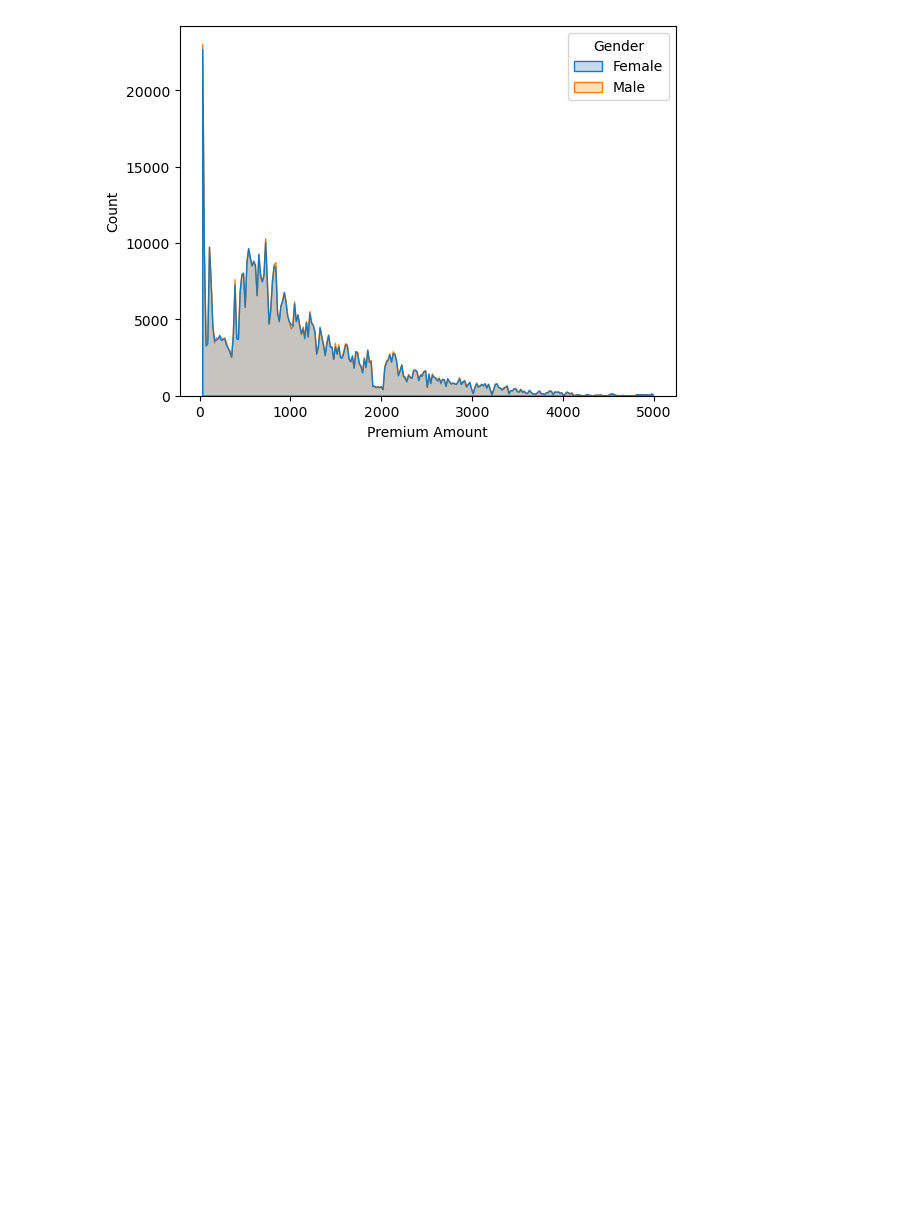
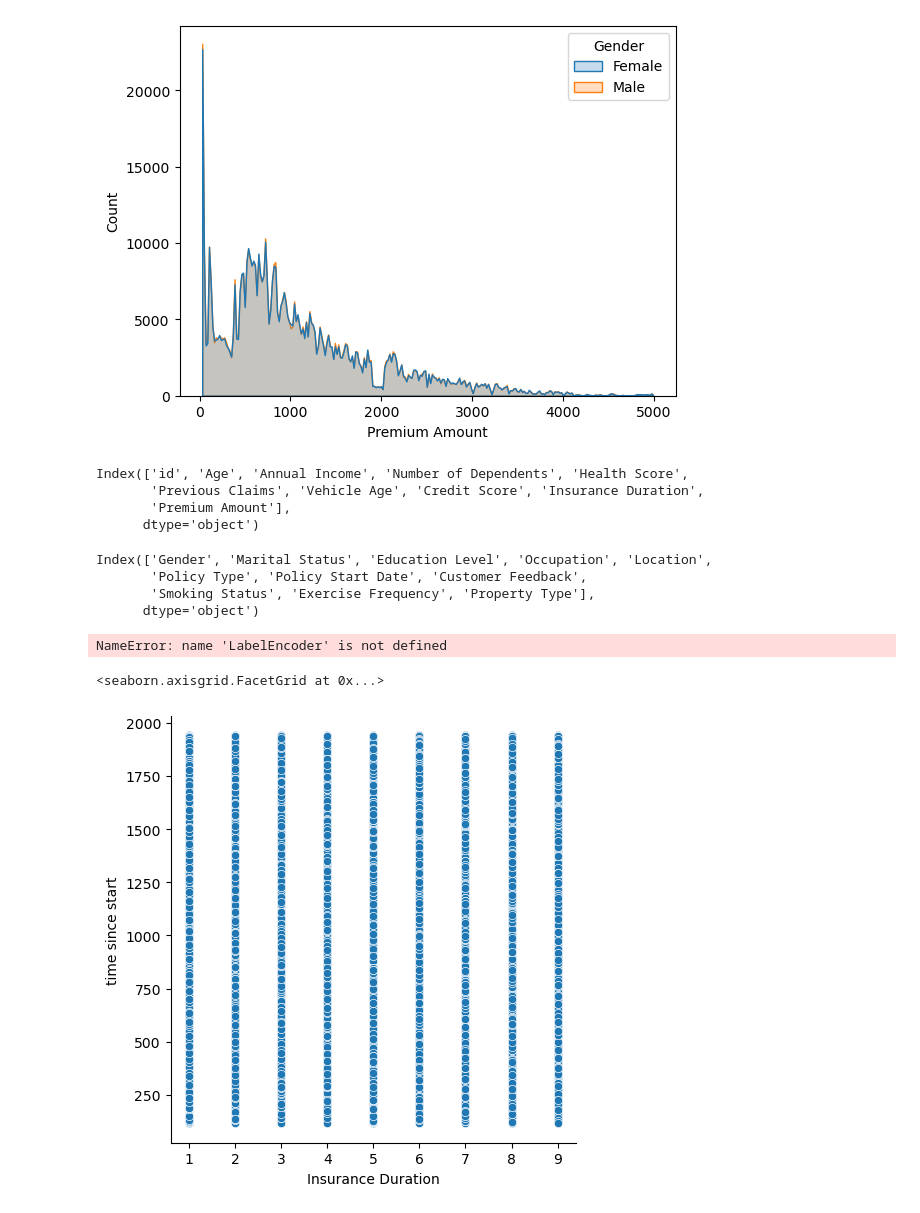
Before and after one commit to richardjana/kaggle, a Jupyter notebook: Playground_Series_4_12--Regression_with_an_Insurance_Dataset/explore_dataset.ipynb, the cells around one changed output. Cells and saved outputs as stored; diff of their text form; code cells hidden in the pictures; blank space fills up the shorter version.

```diff
--- a/Playground_Series_4_12--Regression_with_an_Insurance_Dataset/explore_dataset.ipynb
+++ b/Playground_Series_4_12--Regression_with_an_Insurance_Dataset/explore_dataset.ipynb
@@ -73,3 +73,37 @@ sns.histplot(data=data, x="Premium Amount", hue="Gender", element="poly")
 # %% [output]
 <AxesSubplot:xlabel='Premium Amount', ylabel='Count'>
 [figure]
+# %%
+data.select_dtypes('number').columns
+# %% [output]
+Index(['id', 'Age', 'Annual Income', 'Number of Dependents', 'Health Score',
+       'Previous Claims', 'Vehicle Age', 'Credit Score', 'Insurance Duration',
+       'Premium Amount'],
+      dtype='object')
+# %%
+data.select_dtypes('object').columns
+# %% [output]
+Index(['Gender', 'Marital Status', 'Education Level', 'Occupation', 'Location',
+       'Policy Type', 'Policy Start Date', 'Customer Feedback',
+       'Smoking Status', 'Exercise Frequency', 'Property Type'],
+      dtype='object')
+# %%
+encoder = LabelEncoder()
+encoder.fit_transform(data['Gender'])
+# %% [output]
+NameError: name 'LabelEncoder' is not defined
+# %%
+# correlation between 'Policy Start Date' and 'Insurance Duration' ?
+import datetime
+delta = np.empty(len(data['Policy Start Date']))
+now = datetime.datetime.now()
+for i,psd in enumerate(data['Policy Start Date']):
+    d = now - datetime.datetime.fromisoformat(data['Policy Start Date'][i])
+    delta[i] = d.days
+
+data['time since start'] = delta
+# %%
+sns.relplot(data=data, x='Insurance Duration', y='time since start')
+# %% [output]
+<seaborn.axisgrid.FacetGrid at 0x...>
+[figure, added]
```
Also changed, not shown: parts of 3 cells of this notebook.
